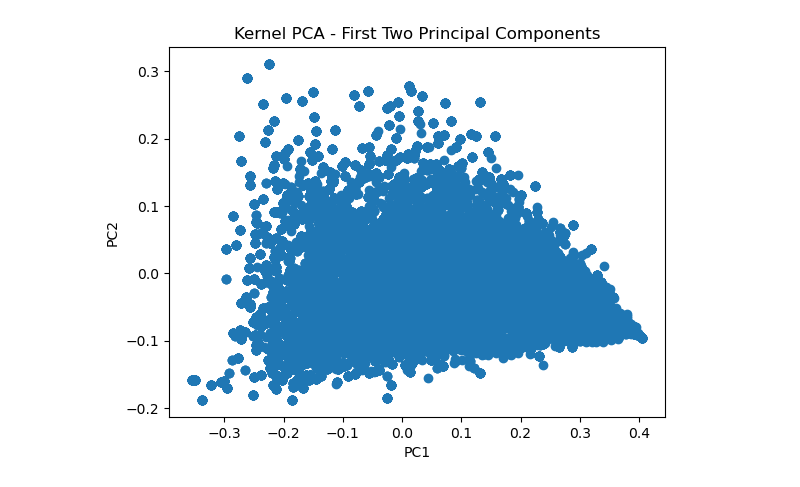
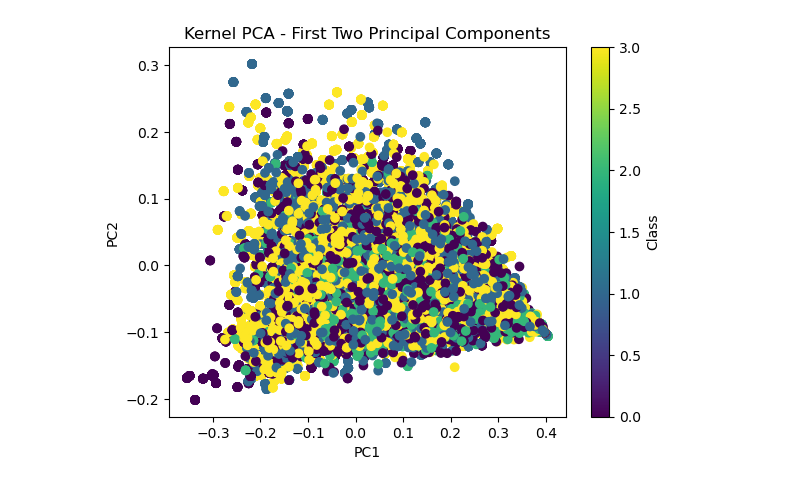
Before and after one commit to sophiacofone/valorant_omnic, a Jupyter notebook: notebooks/cluster.ipynb, the cells around one changed output. Cells and saved outputs as stored; diff of their text form; code cells hidden in the pictures.

```diff
--- a/notebooks/cluster.ipynb
+++ b/notebooks/cluster.ipynb
@@ -5,6 +5,6 @@ from sklearn.manifold import TSNE
 import matplotlib.pyplot as plt
 from sklearn.preprocessing import StandardScaler
 # %%
-df = pd.read_csv('wl_alldf_prepro_data.csv')
+df = pd.read_csv('roles_alldf_prepro_data.csv')
 df
 # %% [output]
@@ -52,3 +68,5 @@ filtered_df.shape
 # %%
-X = filtered_df.values
+X = filtered_df.values[:10000]
 X.shape
+
+y = y[:10000]
@@ -57,3 +73,6 @@ X.shape
+# %%
+y = filtered_df['self_character']
+y
 # %%
 scaler = StandardScaler()
 X = scaler.fit_transform(X)
@@ -71,0 +91,13 @@ plt.show()
+# %%
+scaler = StandardScaler()
+X = scaler.fit_transform(X)
+
+X_embedded = TSNE(n_components=2, learning_rate='auto', init='random', perplexity=10).fit_transform(X)
+X_embedded.shape
+
+# Scatter plot
+plt.scatter(X_embedded[:, 0], X_embedded[:, 1], c=y)
+plt.xlabel('Dimension 1')
+plt.ylabel('Dimension 2')
+plt.title('t-SNE Visualization')
+plt.show()
@@ -72,18 +106,19 @@ plt.show()
 # %%
 from sklearn.decomposition import KernelPCA
 import matplotlib.pyplot as plt
 
 # Assuming X is your input data
 
 # Perform Kernel PCA
 kpca = KernelPCA(n_components=2, kernel='rbf')
 X_kpca = kpca.fit_transform(X)
 
-# Visualize the first two principal components
-plt.scatter(X_kpca[:, 0], X_kpca[:, 1])
+# Visualize the first two principal components with color
+plt.scatter(X_kpca[:, 0], X_kpca[:, 1], c=y)
 plt.xlabel('PC1')
 plt.ylabel('PC2')
 plt.title('Kernel PCA - First Two Principal Components')
+plt.colorbar(label='Class')
 plt.show()
 # %% [output]
-[figure, old version]
+[figure, new version]
```
Also changed, not shown: parts of 7 cells of this notebook, 3 other files.
